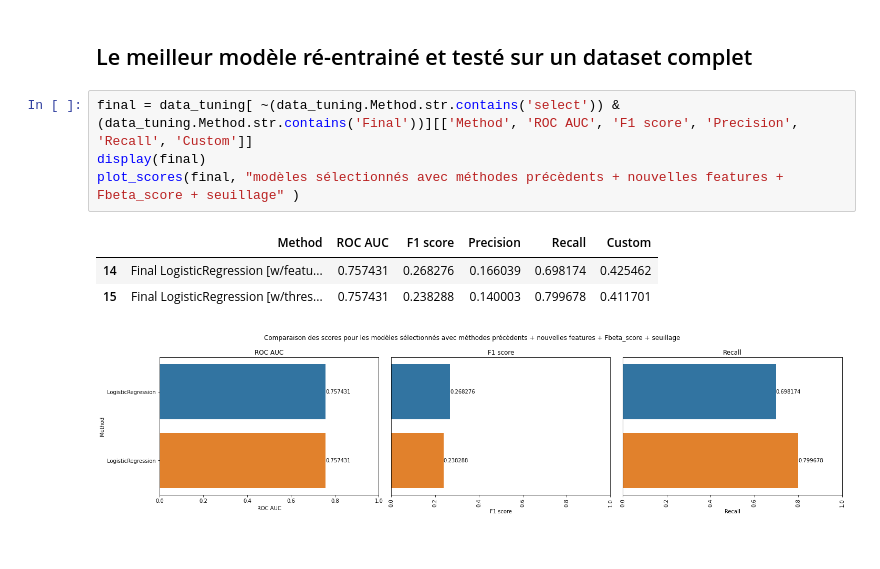
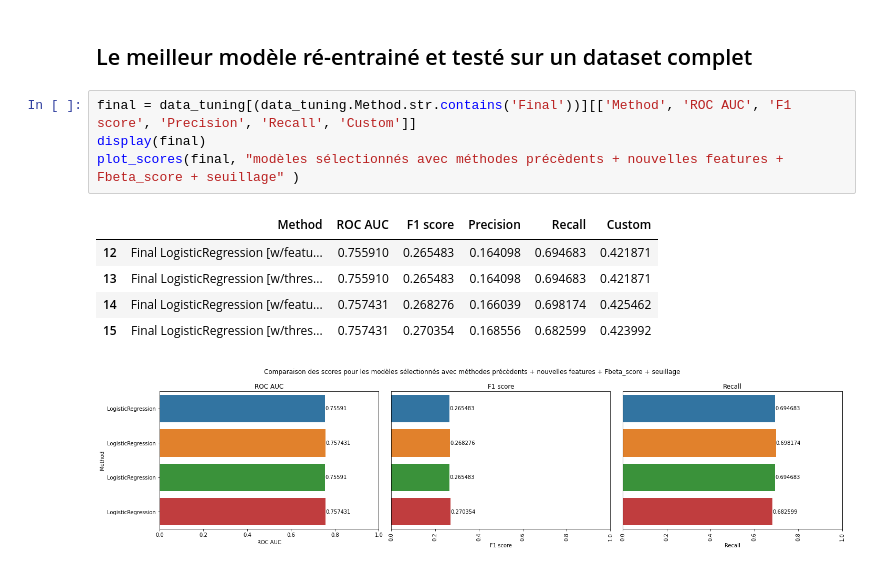
Before and after one commit to Valkea/OC_AI_04, a Jupyter notebook: Display_Scores.ipynb, the cells around one changed output. Cells and saved outputs as stored; diff of their text form.

Commit message:
fix: correct a problem in the function used to find the best threshold... and hence re-compute all scores

```diff
--- a/Display_Scores.ipynb
+++ b/Display_Scores.ipynb
@@ -179,11 +179,13 @@ plot_scores( fbeta2_t, "modèles sélectionnés avec méthodes précèdents + no
 # %% [markdown]
 ## Le meilleur modèle ré-entrainé et testé sur un dataset complet
 # %%
-final = data_tuning[ ~(data_tuning.Method.str.contains('select')) & (data_tuning.Method.str.contains('Final'))][['Method', 'ROC AUC', 'F1 score', 'Precision', 'Recall', 'Custom']]
+final = data_tuning[(data_tuning.Method.str.contains('Final'))][['Method', 'ROC AUC', 'F1 score', 'Precision', 'Recall', 'Custom']]
 display(final)
 plot_scores(final, "modèles sélectionnés avec méthodes précèdents + nouvelles features + Fbeta_score + seuillage" )
 # %% [output]
 |  | Method | ROC AUC | F1 score | Precision | Recall | Custom |
+| 12 | Final LogisticRegression [w/featu... | 0.755910 | 0.265483 | 0.164098 | 0.694683 | 0.421871 |
+| 13 | Final LogisticRegression [w/thres... | 0.755910 | 0.265483 | 0.164098 | 0.694683 | 0.421871 |
 | 14 | Final LogisticRegression [w/featu... | 0.757431 | 0.268276 | 0.166039 | 0.698174 | 0.425462 |
-| 15 | Final LogisticRegression [w/thres... | 0.757431 | 0.238288 | 0.140003 | 0.799678 | 0.411701 |
+| 15 | Final LogisticRegression [w/thres... | 0.757431 | 0.270354 | 0.168556 | 0.682599 | 0.423992 |
-[figure, old version]
+[figure, new version]
```
Also changed, not shown: parts of 3 cells of this notebook, 1 other file.
